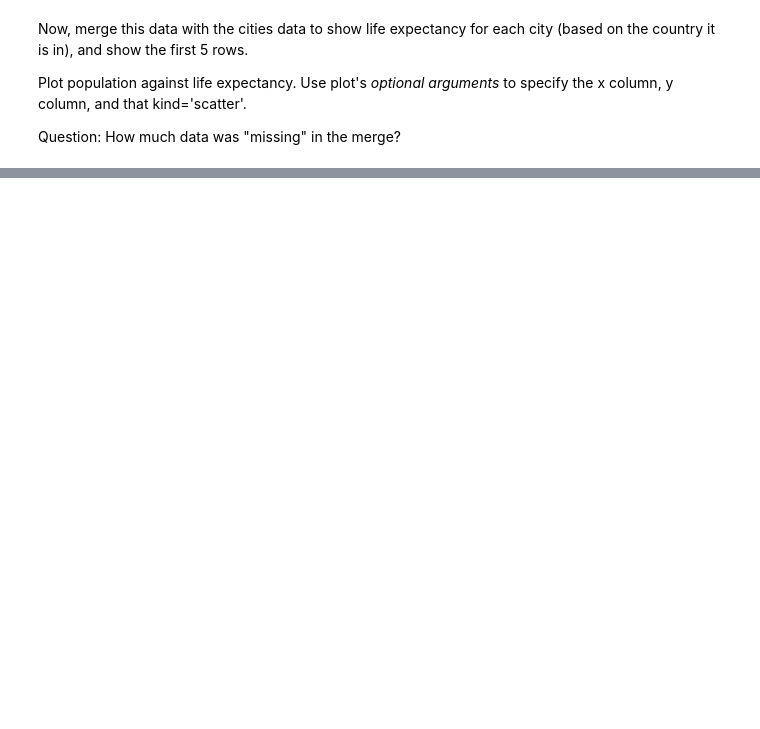
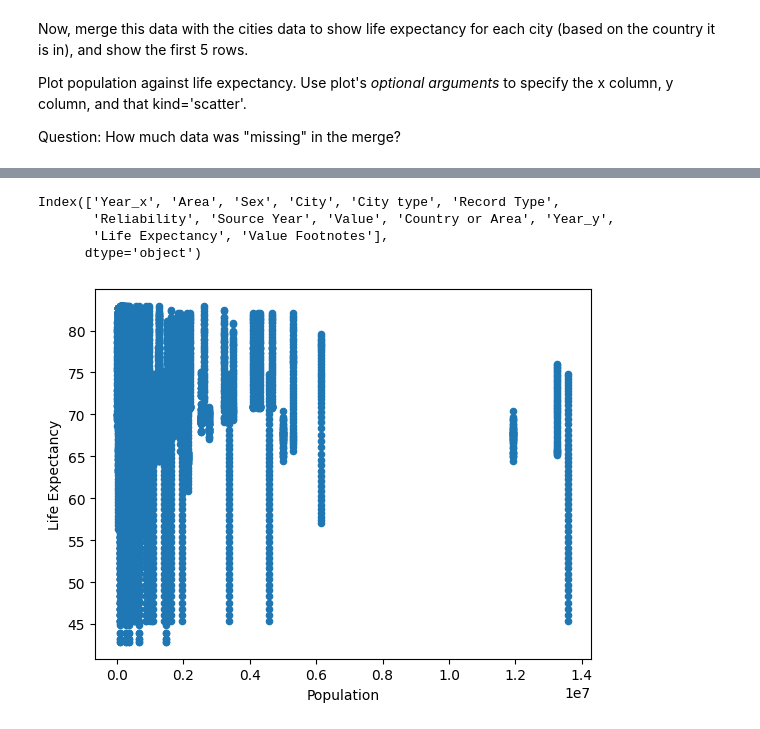
Before and after one commit to leonorholst/QM2, a Jupyter notebook: W3_Merging_and_Joining_in_Python.ipynb, the cells around one changed output, grey strips where cells are left out. Drawn from its saved outputs; the diff is of its cells as text; code cells hidden in the pictures; blank space fills up the shorter version.

```diff
--- a/W3_Merging_and_Joining_in_Python.ipynb
+++ b/W3_Merging_and_Joining_in_Python.ipynb
@@ -369,3 +367,6 @@ You'll notice that the index **won't** be the column you want to merge on in the
 The syntax for merging on a **column** (which is not the index) is to pass the column name to the optional 'left_on=' or 'right_on=' arguments. And we don't use right_index=True (or left_index=True), depending on which we're using.
 
 So for example: **df1.merge(df2, left_on='Name', right_index=True)** would join df1 (on the left) to df2 (on the right), using the column 'Name' on the left (df1) and the index column (whatever that is) on the right (df2).
+# %%
+cities = city_pop.merge(city_c, left_on='City', right_index=True)
+cities.head()
@@ -425,12 +454,3 @@ Now, merge this data with the cities data to show life expectancy for each city
 Plot population against life expectancy. Use plot's *optional arguments* to specify the x column, y column, and that kind='scatter'.
 
 Question: How much data was "missing" in the merge?
-# %%
-# clean life data
-# only keep 2012 row + remove footnotes + remaining 'value' column to 'life expectancy'
-
-life = life[life['Year'] == 2012]
-life = life.drop(['Value Footnotes'], axis=1)
-life = life.rename(columns={'Value':'Life Expectancy'})
-
-life.head()
@@ -472,0 +482,3 @@ merged.head()
+# %%
+merged = cities.merge(life, left_on='Country or Area', right_index=True)
+merged.head()
@@ -475 +501,19 @@ merged.columns
+# %%
+# scatter plot: population vs life expectancy
+
+merged.columns
+# %% [output]
+Index(['Year_x', 'Area', 'Sex', 'City', 'City type', 'Record Type',
+       'Reliability', 'Source Year', 'Value', 'Country or Area', 'Year_y',
+       'Life Expectancy', 'Value Footnotes'],
+      dtype='object')
+# %%
+# taken from cell above ^
+
+merged.plot(x='Value', y='Life Expectancy', kind='scatter')
+plt.xlabel("Population")
+plt.ylabel("Life Expectancy")
+plt.show()
+# %% [output]
+[figure, added]
 # %%
```
Also changed, not shown: parts of 35 cells of this notebook.
